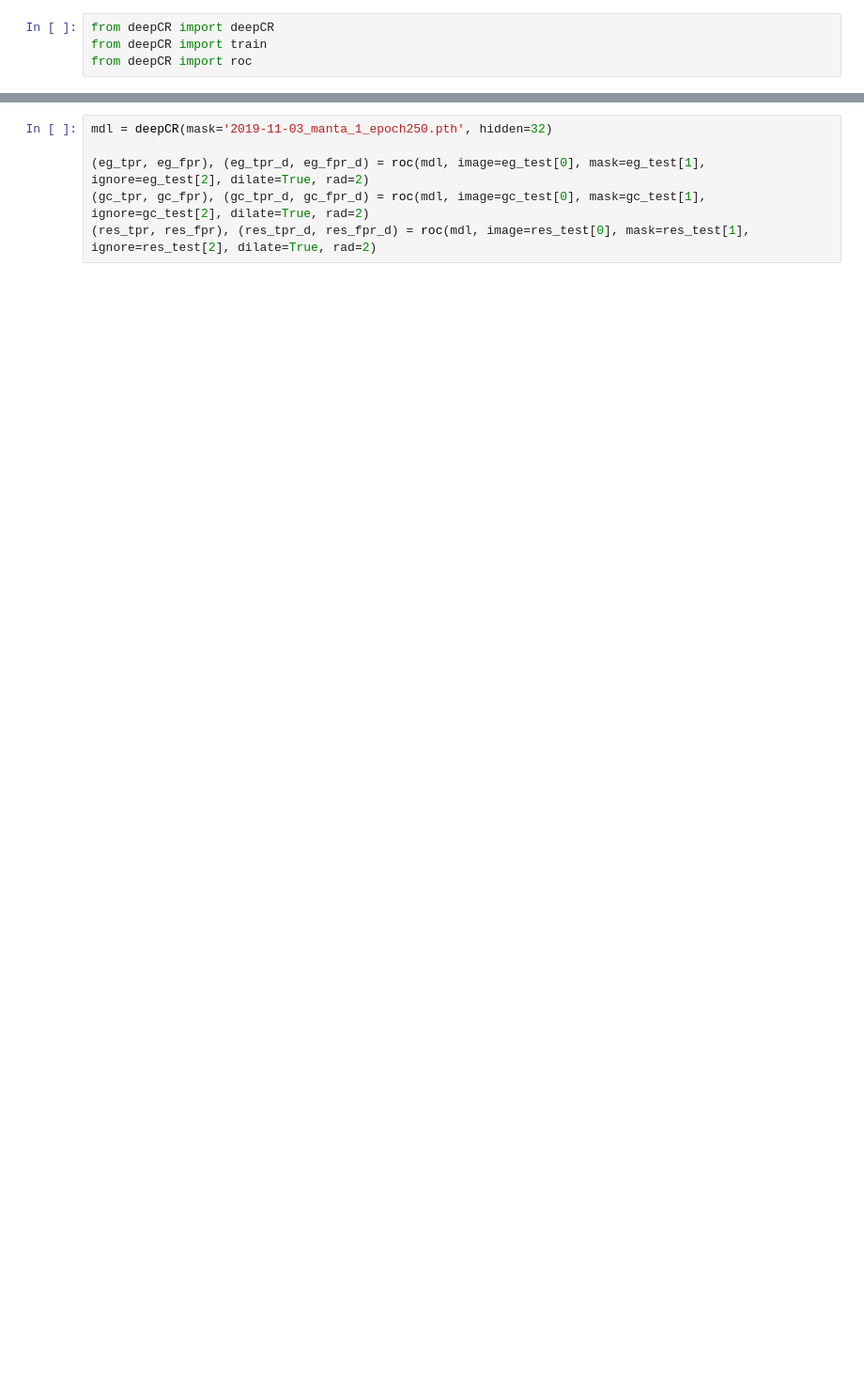
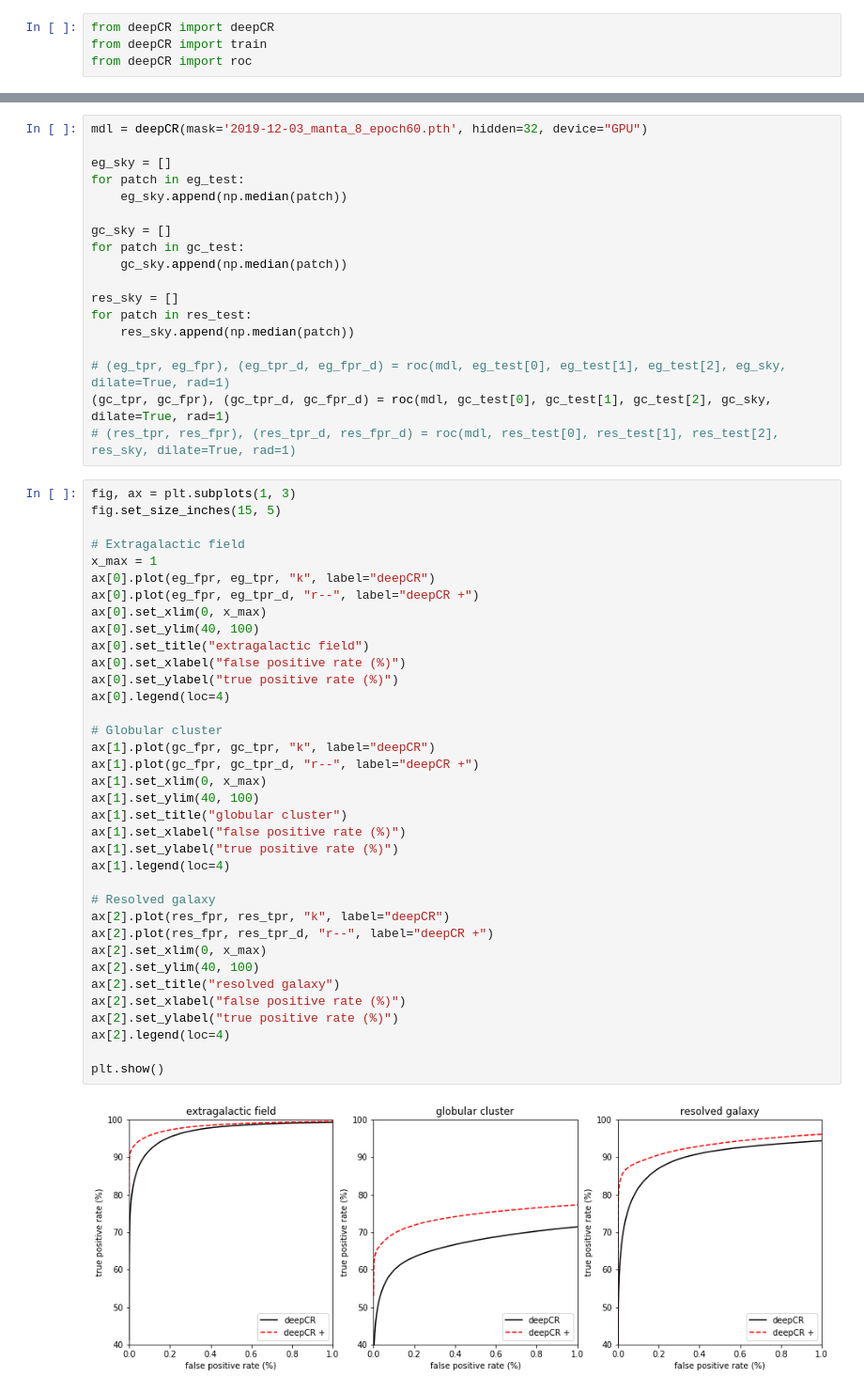
Before and after one commit to dylanagreen/manta, a Jupyter notebook: recreate_plot.ipynb, the cells around one changed output, grey strips where cells are left out. Shown at 94% size. Drawn from its saved outputs; the diff is of its cells as text; blank space fills up the shorter version.

```diff
--- a/recreate_plot.ipynb
+++ b/recreate_plot.ipynb
@@ -301,6 +291,56 @@ trainer.plot_loss()
 # %%
-mdl = deepCR(mask='2019-11-03_manta_1_epoch250.pth', hidden=32)
+mdl = deepCR(mask='2019-12-03_manta_8_epoch60.pth', hidden=32, device="GPU")
 
-(eg_tpr, eg_fpr), (eg_tpr_d, eg_fpr_d) = roc(mdl, image=eg_test[0], mask=eg_test[1], ignore=eg_test[2], dilate=True, rad=2)
-(gc_tpr, gc_fpr), (gc_tpr_d, gc_fpr_d) = roc(mdl, image=gc_test[0], mask=gc_test[1], ignore=gc_test[2], dilate=True, rad=2)
-(res_tpr, res_fpr), (res_tpr_d, res_fpr_d) = roc(mdl, image=res_test[0], mask=res_test[1], ignore=res_test[2], dilate=True, rad=2)
+eg_sky = []
+for patch in eg_test:
+    eg_sky.append(np.median(patch))
+
+gc_sky = []
+for patch in gc_test:
+    gc_sky.append(np.median(patch))
+
+res_sky = []
+for patch in res_test:
+    res_sky.append(np.median(patch))
+
+# (eg_tpr, eg_fpr), (eg_tpr_d, eg_fpr_d) = roc(mdl, eg_test[0], eg_test[1], eg_test[2], eg_sky, dilate=True, rad=1)
+(gc_tpr, gc_fpr), (gc_tpr_d, gc_fpr_d) = roc(mdl, gc_test[0], gc_test[1], gc_test[2], gc_sky, dilate=True, rad=1)
+# (res_tpr, res_fpr), (res_tpr_d, res_fpr_d) = roc(mdl, res_test[0], res_test[1], res_test[2], res_sky, dilate=True, rad=1)
+# %%
+fig, ax = plt.subplots(1, 3)
+fig.set_size_inches(15, 5)
+
+# Extragalactic field
+x_max = 1
+ax[0].plot(eg_fpr, eg_tpr, "k", label="deepCR")
+ax[0].plot(eg_fpr, eg_tpr_d, "r--", label="deepCR +")
+ax[0].set_xlim(0, x_max)
+ax[0].set_ylim(40, 100)
+ax[0].set_title("extragalactic field")
+ax[0].set_xlabel("false positive rate (%)")
+ax[0].set_ylabel("true positive rate (%)")
+ax[0].legend(loc=4)
+
+# Globular cluster
+ax[1].plot(gc_fpr, gc_tpr, "k", label="deepCR")
+ax[1].plot(gc_fpr, gc_tpr_d, "r--", label="deepCR +")
+ax[1].set_xlim(0, x_max)
+ax[1].set_ylim(40, 100)
+ax[1].set_title("globular cluster")
+ax[1].set_xlabel("false positive rate (%)")
+ax[1].set_ylabel("true positive rate (%)")
+ax[1].legend(loc=4)
+
+# Resolved galaxy
+ax[2].plot(res_fpr, res_tpr, "k", label="deepCR")
+ax[2].plot(res_fpr, res_tpr_d, "r--", label="deepCR +")
+ax[2].set_xlim(0, x_max)
+ax[2].set_ylim(40, 100)
+ax[2].set_title("resolved galaxy")
+ax[2].set_xlabel("false positive rate (%)")
+ax[2].set_ylabel("true positive rate (%)")
+ax[2].legend(loc=4)
+
+plt.show()
+# %% [output]
+[figure, added]
```
Also changed, not shown: parts of 23 cells of this notebook.
